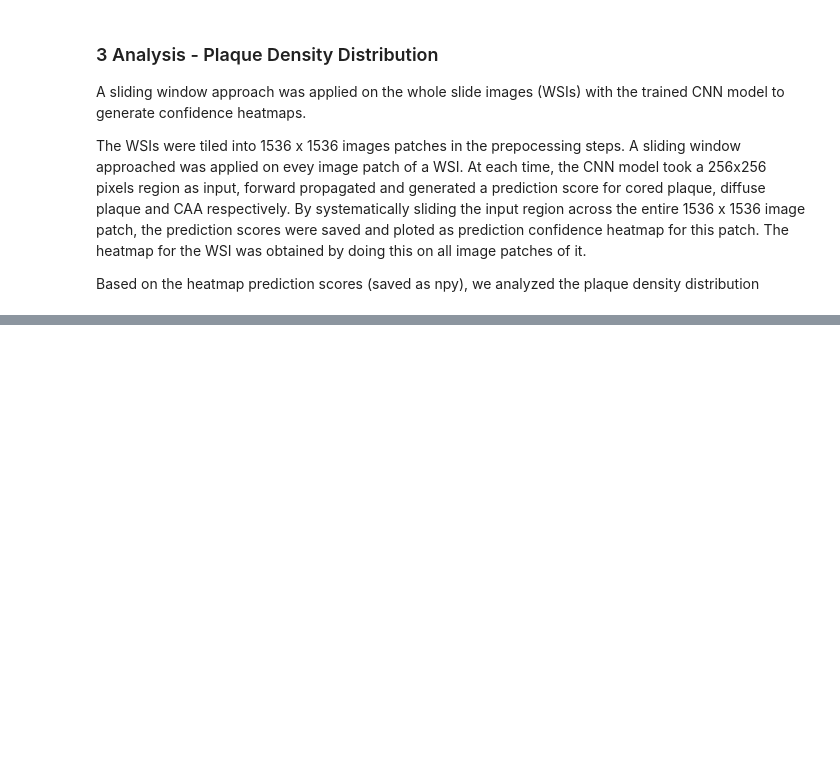
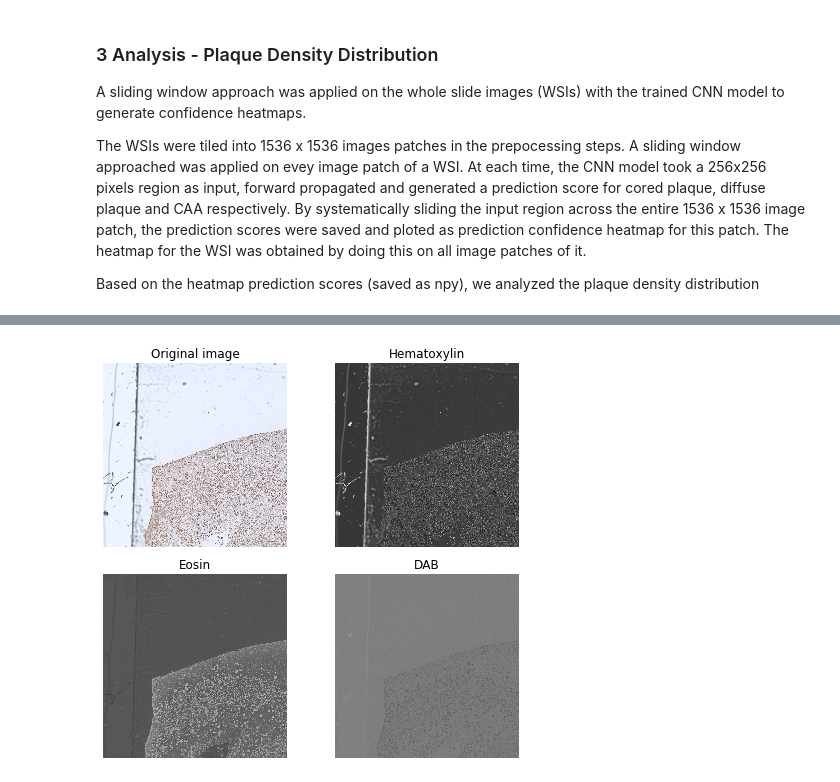
Before and after one commit to henrrydegee/plaquebox-paper, a Jupyter notebook: 3) Analysis - Plaque Density Distribution.ipynb, the cells around one changed output, grey strips where cells are left out. Saved outputs shown, nothing was run; the diff lists cells and outputs as text; code cells hidden in the pictures; blank space fills up the shorter version.

```diff
--- a/3) Analysis - Plaque Density Distribution.ipynb
+++ b/3) Analysis - Plaque Density Distribution.ipynb
@@ -47,5 +47,3 @@ for i, filename in enumerate(filenames):
 
     t.update()
 t.close()
-# %%
-a = np.where(np.all(img <= [70, 77, 85], axis=-1))
@@ -76,0 +183,28 @@ MemoryError:
+# %%
+# Separate stains (dev)
+from skimage.color import separate_stains
+stain_mat = np.array([[0.572, 0.589, 0.572], [0.281, 0.514, 0.811], [0.488, -0.804, 0.341]])
+rgb_img = np.array(Image.open('data/outputs/norm_png/NA3777-02_AB.png'))
+
+ihc_hdx = separate_stains(rgb_img[0:10000, 0:10000, :], np.linalg.inv(stain_mat))
+fig, axes = plt.subplots(2, 2, figsize=(7, 6), sharex=True, sharey=True)
+ax = axes.ravel()
+
+ax[0].imshow(rgb_img[0:10000, 0:10000, :])
+ax[0].set_title("Original image")
+
+ax[1].imshow(ihc_hdx[:, :, 0], cmap='gray')
+ax[1].set_title("Hematoxylin")
+
+ax[2].imshow(ihc_hdx[:, :, 1], cmap='gray')
+ax[2].set_title("Eosin")
+
+ax[3].imshow(ihc_hdx[:, :, 2], cmap='gray')
+ax[3].set_title("DAB")
+
+for a in ax.ravel():
+    a.axis('off')
+
+fig.tight_layout()
+# %% [output]
+[figure, added]
```
Also changed, not shown: parts of 35 cells of this notebook, 2 other files.
